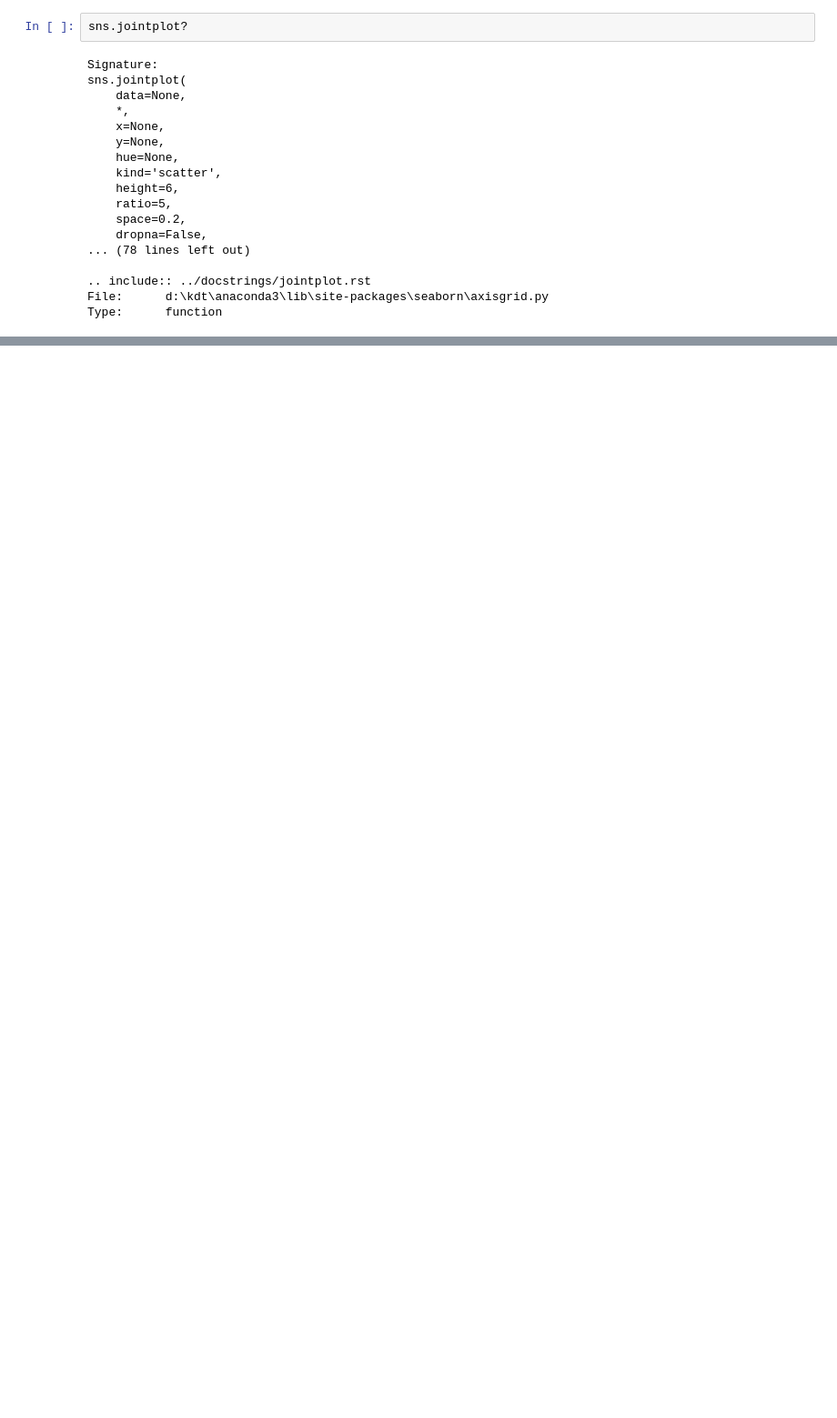
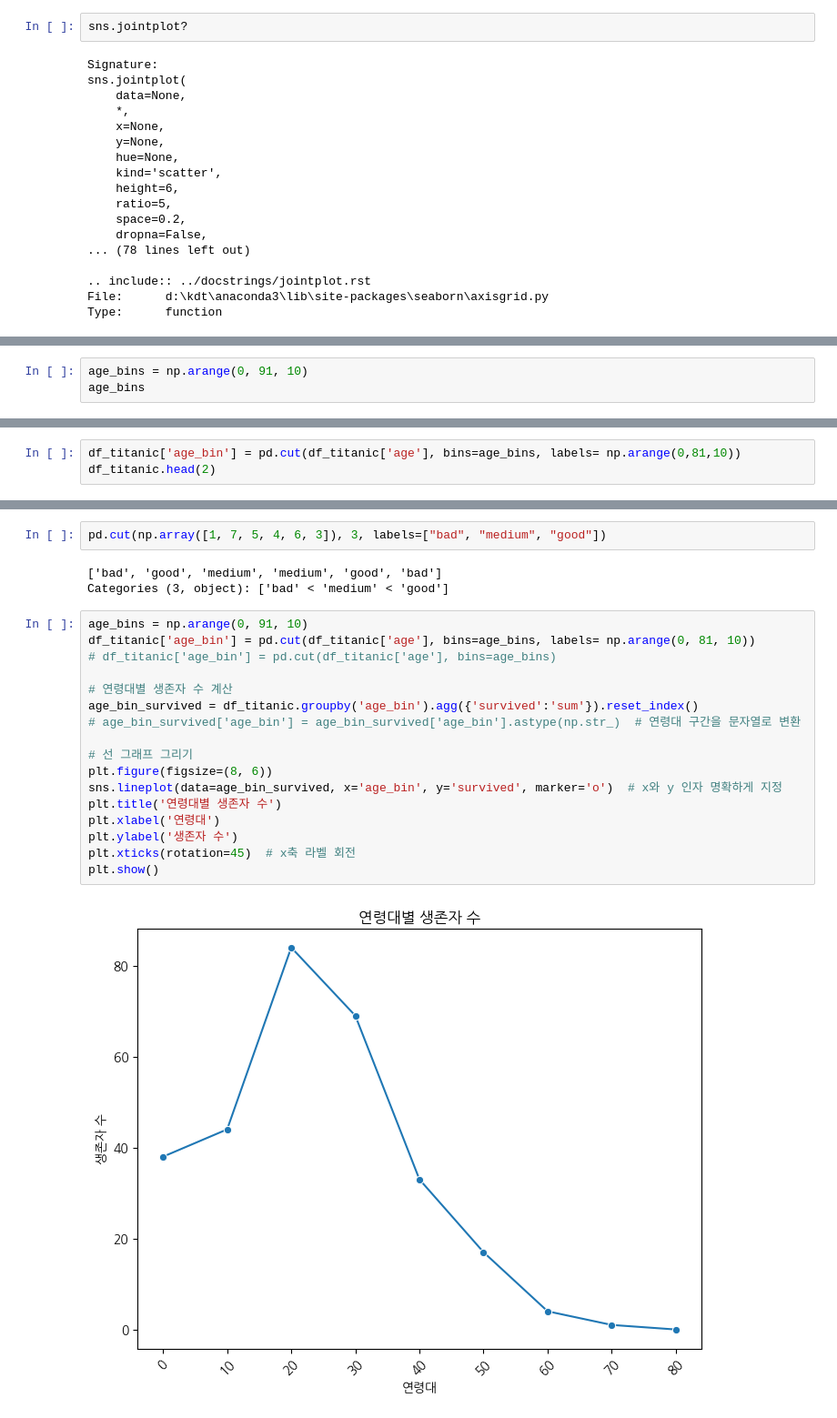
Before and after one commit to june2598/pythonstudy, a Jupyter notebook: data_visualization/titanic_시각화.ipynb, the cells around one changed output, grey strips where cells are left out. Shown at 91% size. Saved outputs shown, nothing was run; the diff lists cells and outputs as text; blank space fills up the shorter version.

```diff
--- a/data_visualization/titanic_시각화.ipynb
+++ b/data_visualization/titanic_시각화.ipynb
@@ -412,0 +429,3 @@ Type:      function
+# %%
+age_bins = np.arange(0, 91, 10)
+age_bins
@@ -412,0 +434,3 @@ Type:      function
+# %%
+df_titanic['age_bin'] = pd.cut(df_titanic['age'], bins=age_bins, labels= np.arange(0,81,10))
+df_titanic.head(2)
@@ -412,0 +465,24 @@ Type:      function
+# %%
+pd.cut(np.array([1, 7, 5, 4, 6, 3]), 3, labels=["bad", "medium", "good"])
+# %% [output]
+['bad', 'good', 'medium', 'medium', 'good', 'bad']
+Categories (3, object): ['bad' < 'medium' < 'good']
+# %%
+age_bins = np.arange(0, 91, 10)
+df_titanic['age_bin'] = pd.cut(df_titanic['age'], bins=age_bins, labels= np.arange(0, 81, 10))
+# df_titanic['age_bin'] = pd.cut(df_titanic['age'], bins=age_bins)
+
+# 연령대별 생존자 수 계산
+age_bin_survived = df_titanic.groupby('age_bin').agg({'survived':'sum'}).reset_index()
+# age_bin_survived['age_bin'] = age_bin_survived['age_bin'].astype(np.str_)  # 연령대 구간을 문자열로 변환
+
+# 선 그래프 그리기
+plt.figure(figsize=(8, 6))
+sns.lineplot(data=age_bin_survived, x='age_bin', y='survived', marker='o')  # x와 y 인자 명확하게 지정
+plt.title('연령대별 생존자 수')
+plt.xlabel('연령대')
+plt.ylabel('생존자 수')
+plt.xticks(rotation=45)  # x축 라벨 회전
+plt.show()
+# %% [output]
+[figure, added]
```
Also changed, not shown: parts of 15 cells of this notebook, 4 other files.
